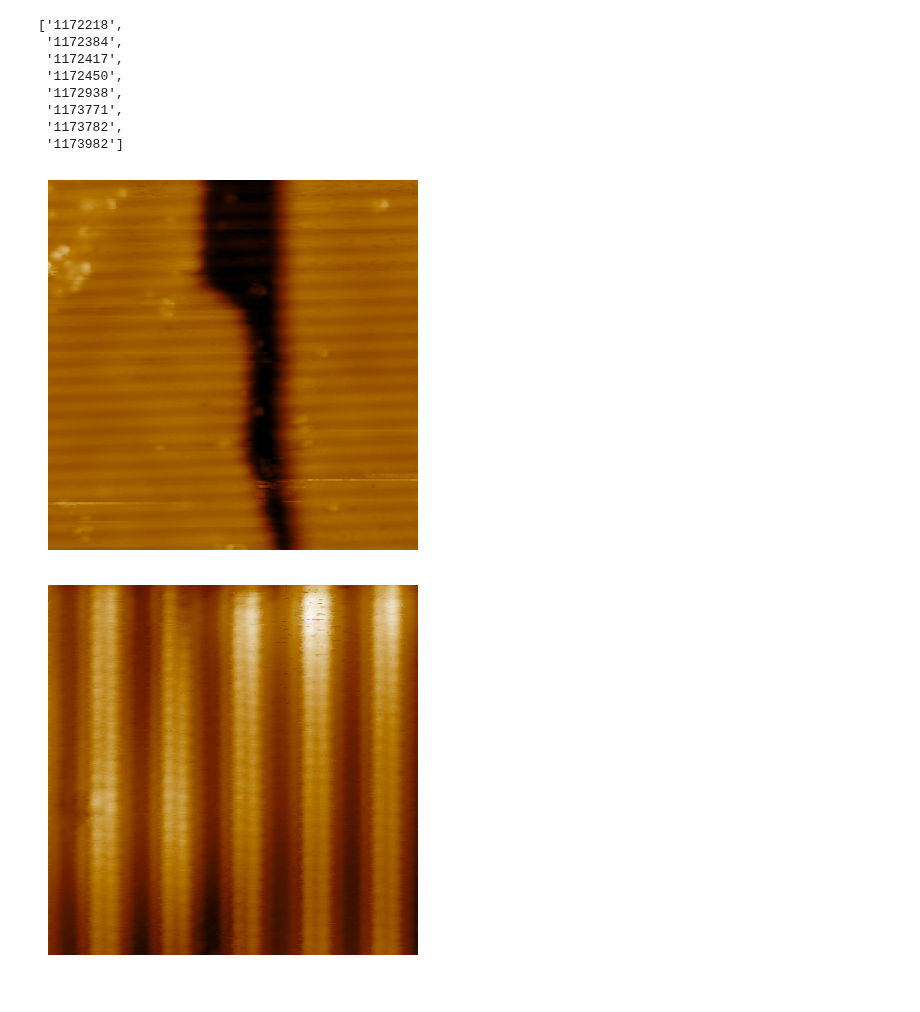
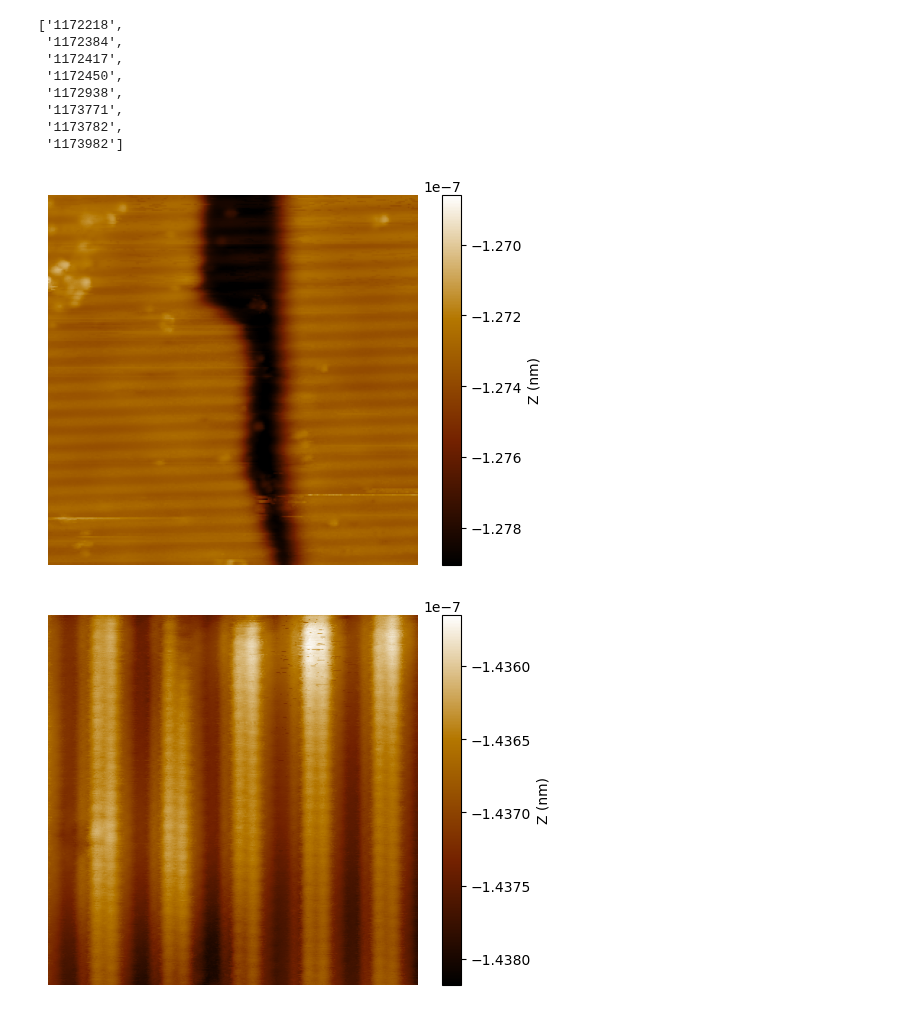
Before and after one commit to lemonmelon9/python_prac, a Jupyter notebook: file_load_prac.ipynb, the cells around one changed output. Drawn from its saved outputs; the diff is of its cells as text; code cells hidden in the pictures.

Commit message:
Add files via upload
colorbar 추가

```diff
--- a/file_load_prac.ipynb
+++ b/file_load_prac.ipynb
@@ -35,17 +35,19 @@ sxm_list_num
 # %%
 FileList = [117_3782, 117_2938] # 분석하고자 하는 file number
 
 for i in FileList:
     file_num_digit = len(file_list[0].split('/')[-1].split('_')[-1].split('.')[-2])
     file_num = str(i).zfill(file_num_digit) # 자릿수 맞추기 (부족할 시 0으로 채움)
 
     FilePath = sxm_list[sxm_list_num.index(file_num)]
     topo = topography(FilePath)
 
     z = topo.get_z()
     plt.imshow(z, vmin = np.mean(z) - 3*np.std(z), vmax = np.mean(z) + 3*np.std(z), cmap = nanox())
+    cbar = plt.colorbar(location='right') #colormap 추가
+    cbar.set_label('Z (nm)')
     plt.axis('off')
     plt.show()
 # %% [output]
-[figure, old version]
+[figure, new version]
-[figure, old version]
+[figure, new version]
```
